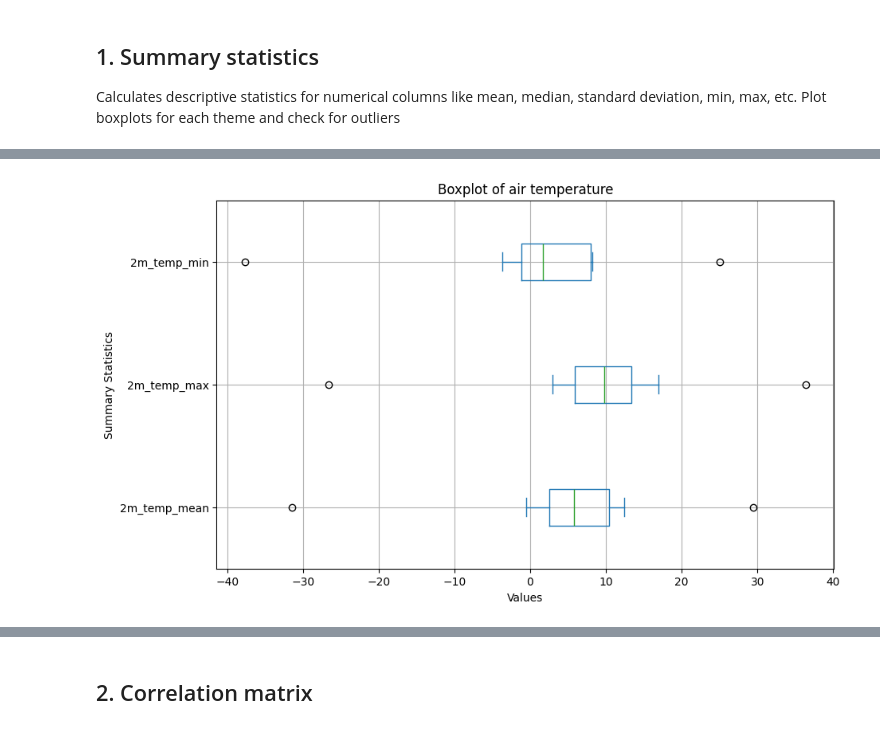
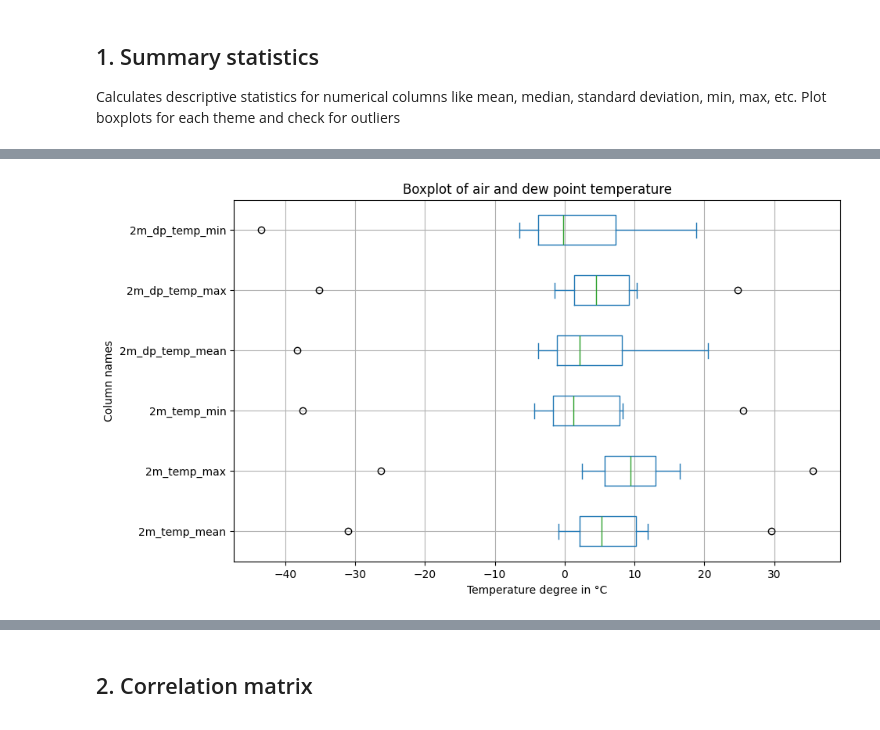
Before and after one commit to lebe1/ClimateChangeAI, a Jupyter notebook: Data-Preprocessing.ipynb, the cells around one changed output, grey strips where cells are left out. Cells and saved outputs as stored; diff of their text form; code cells hidden in the pictures.

```diff
--- a/Data-Preprocessing.ipynb
+++ b/Data-Preprocessing.ipynb
@@ -226,19 +237,19 @@ plt.show()
 # %%
 # Describe the data to get summary statistics without the first four columns
-numerical_columns = ["2m_temp_mean", "2m_temp_max", "2m_temp_min"]
+numerical_columns = ["2m_temp_mean", "2m_temp_max", "2m_temp_min", "2m_dp_temp_mean", "2m_dp_temp_max", "2m_dp_temp_min"]
 
 # Calculate summary statistics
 summary_stats = df[numerical_columns].describe()
 
 # Remove the count row
 summary_stats = summary_stats.drop('count', axis=0)
 
 ax = summary_stats.plot(kind='box', vert=False, figsize=(10, 6))
 #ax.set_xscale('log')
-plt.title('Boxplot of air temperature')
-plt.xlabel('Values')
-plt.ylabel('Summary Statistics')
+plt.title('Boxplot of air and dew point temperature')
+plt.xlabel('Temperature degree in °C')
+plt.ylabel('Column names')
 plt.grid(True)
 plt.show()
 # %% [output]
-[figure, old version]
+[figure, new version]
```
Also changed, not shown: parts of 34 cells of this notebook.
